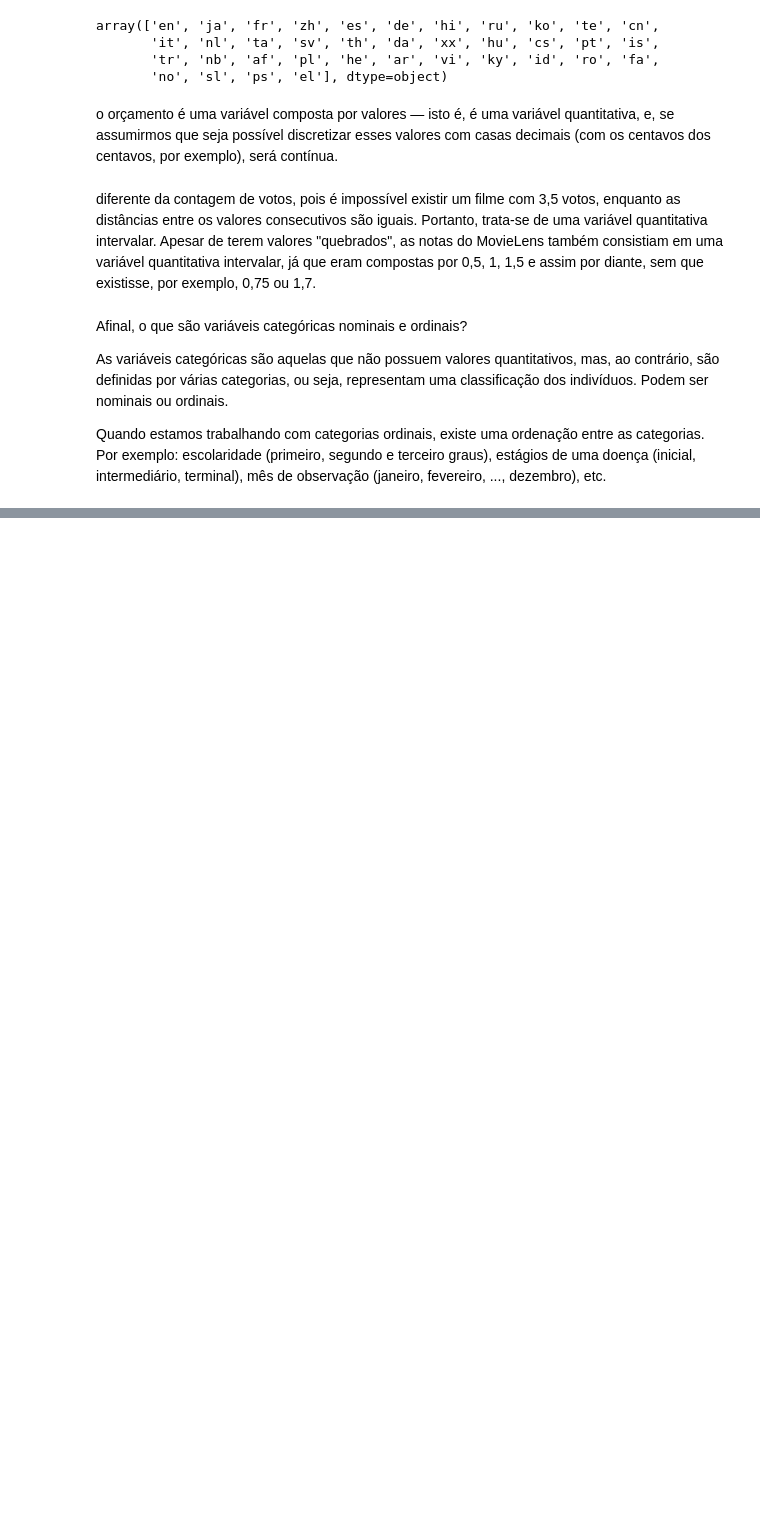
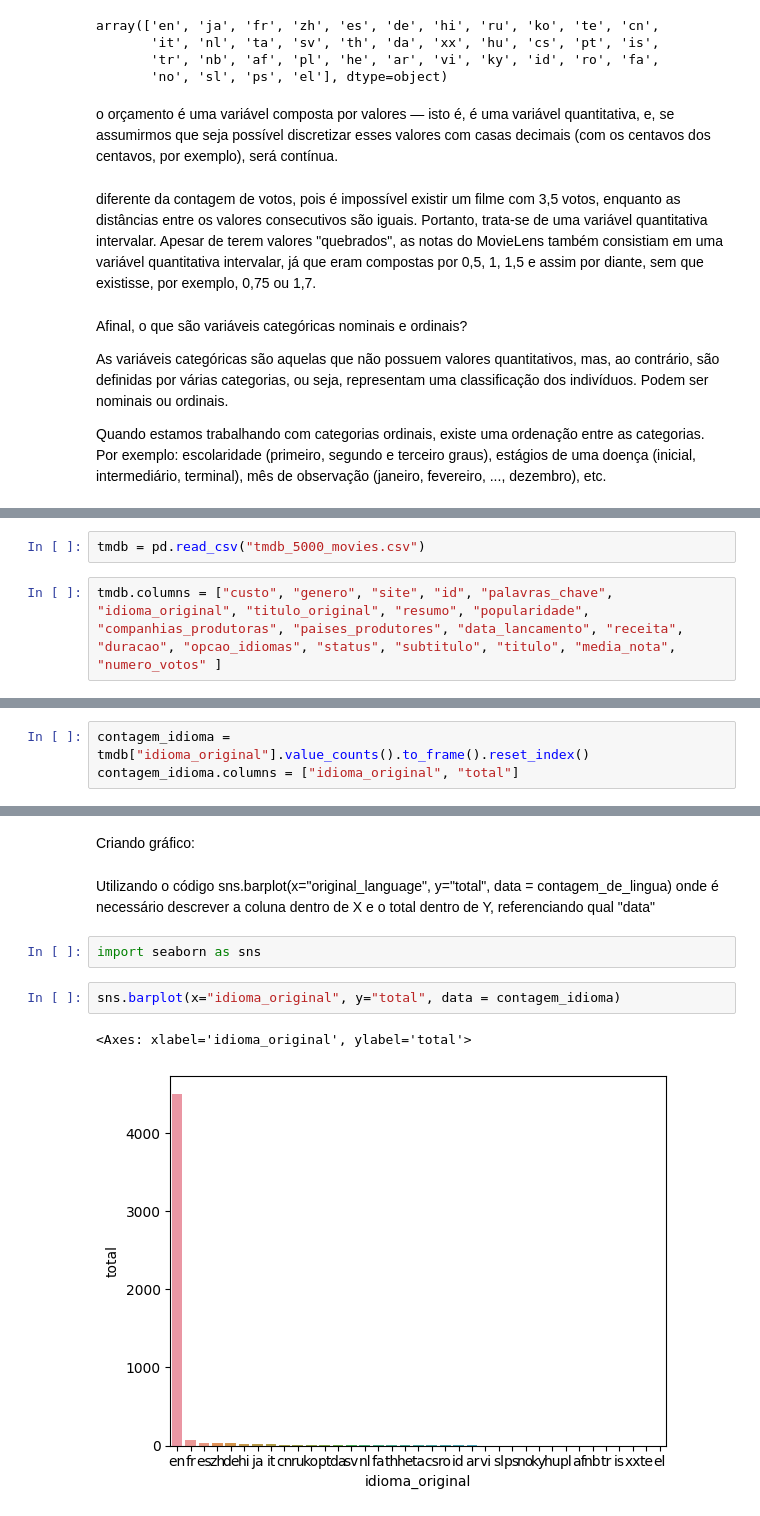
Before and after one commit to LeonSena/analise-dados, a Jupyter notebook: analise.ipynb, the cells around one changed output, grey strips where cells are left out. Cells and saved outputs as stored; diff of their text form; blank space fills up the shorter version.

```diff
--- a/analise.ipynb
+++ b/analise.ipynb
@@ -216,0 +233,4 @@ Quando estamos trabalhando com categorias ordinais, existe uma ordenação entre
+# %%
+tmdb = pd.read_csv("tmdb_5000_movies.csv")
+# %%
+tmdb.columns = ["custo", "genero", "site", "id", "palavras_chave", "idioma_original", "titulo_original", "resumo", "popularidade", "companhias_produtoras", "paises_produtores", "data_lancamento", "receita", "duracao", "opcao_idiomas", "status", "subtitulo", "titulo", "media_nota", "numero_votos" ]
@@ -216,0 +282,3 @@ Quando estamos trabalhando com categorias ordinais, existe uma ordenação entre
+# %%
+contagem_idioma = tmdb["idioma_original"].value_counts().to_frame().reset_index()
+contagem_idioma.columns = ["idioma_original", "total"]
@@ -216,0 +296,11 @@ Quando estamos trabalhando com categorias ordinais, existe uma ordenação entre
+# %% [markdown]
+Criando gráfico:
+# %% [markdown]
+Utilizando o código sns.barplot(x="original_language", y="total", data = contagem_de_lingua) onde é necessário descrever a coluna dentro de X e o total dentro de Y, referenciando qual "data"
+# %%
+import seaborn as sns
+# %%
+sns.barplot(x="idioma_original", y="total", data = contagem_idioma)
+# %% [output]
+<Axes: xlabel='idioma_original', ylabel='total'>
+[figure, added]
```
Also changed, not shown: parts of 18 cells of this notebook.
